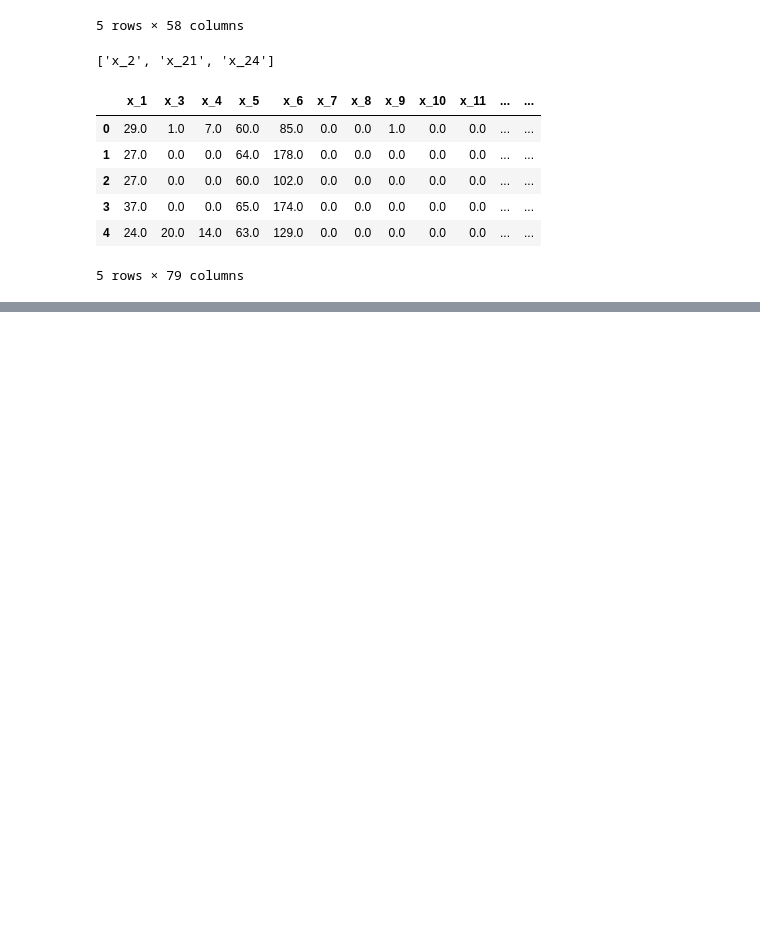
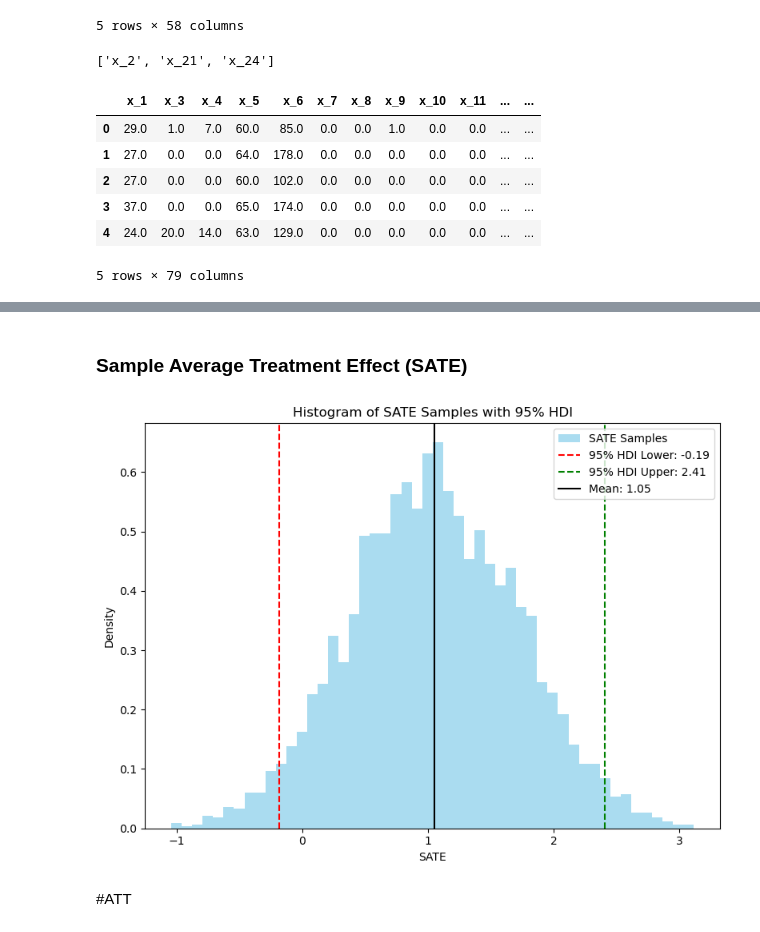
Before and after one commit to DamianPiuselli/Inferencia-Bayesiana-ACIC2016, a Jupyter notebook: rs_bart.ipynb, the cells around one changed output, grey strips where cells are left out. Cells and saved outputs as stored; diff of their text form; code cells hidden in the pictures; blank space fills up the shorter version.

Commit message:
SATE

```diff
--- a/rs_bart.ipynb
+++ b/rs_bart.ipynb
@@ -158,5 +165,5 @@ Sampling: [mu]
 [interactive output not drawn]
 [interactive output not drawn]
 # %%
-pp_mu_treated = az.extract(mu_treated.posterior_predictive)
-pp_mu_control = az.extract(mu_control.posterior_predictive)
+pp_treated = az.extract(mu_treated.posterior_predictive)
+pp_control = az.extract(mu_control.posterior_predictive)
@@ -186,0 +280,48 @@ Text(0.5, 0, 'ATE')
+# %% [markdown]
+### Sample Average Treatment Effect (SATE)
+# %%
+pp_sate = (pp_treated - pp_control).mean(dim="mu_dim_0")
+
+sate_samples = pp_sate["mu"].values
+# %%
+hdi_bounds = az.hdi(sate_samples, hdi_prob=0.95)
+
+plt.figure(figsize=(8, 6))
+plt.hist(
+    sate_samples,
+    bins=50,
+    density=True,
+    alpha=0.7,
+    color="skyblue",
+    label="SATE Samples",
+)
+plt.axvline(
+    hdi_bounds[0],
+    color="red",
+    linestyle="--",
+    label=f"95% HDI Lower: {hdi_bounds[0]:.2f}",
+)
+plt.axvline(
+    hdi_bounds[1],
+    color="green",
+    linestyle="--",
+    label=f"95% HDI Upper: {hdi_bounds[1]:.2f}",
+)
+plt.axvline(
+    sate_samples.mean(),
+    color="black",
+    linestyle="-",
+    label=f"Mean: {sate_samples.mean():.2f}",
+)
+
+
+plt.title("Histogram of SATE Samples with 95% HDI")
+plt.xlabel("SATE")
+plt.ylabel("Density")
+plt.legend()
+plt.tight_layout()
+plt.show()
+# %% [output]
+[figure, added]
+# %% [markdown]
+#ATT
```
Also changed, not shown: parts of 16 cells of this notebook.
